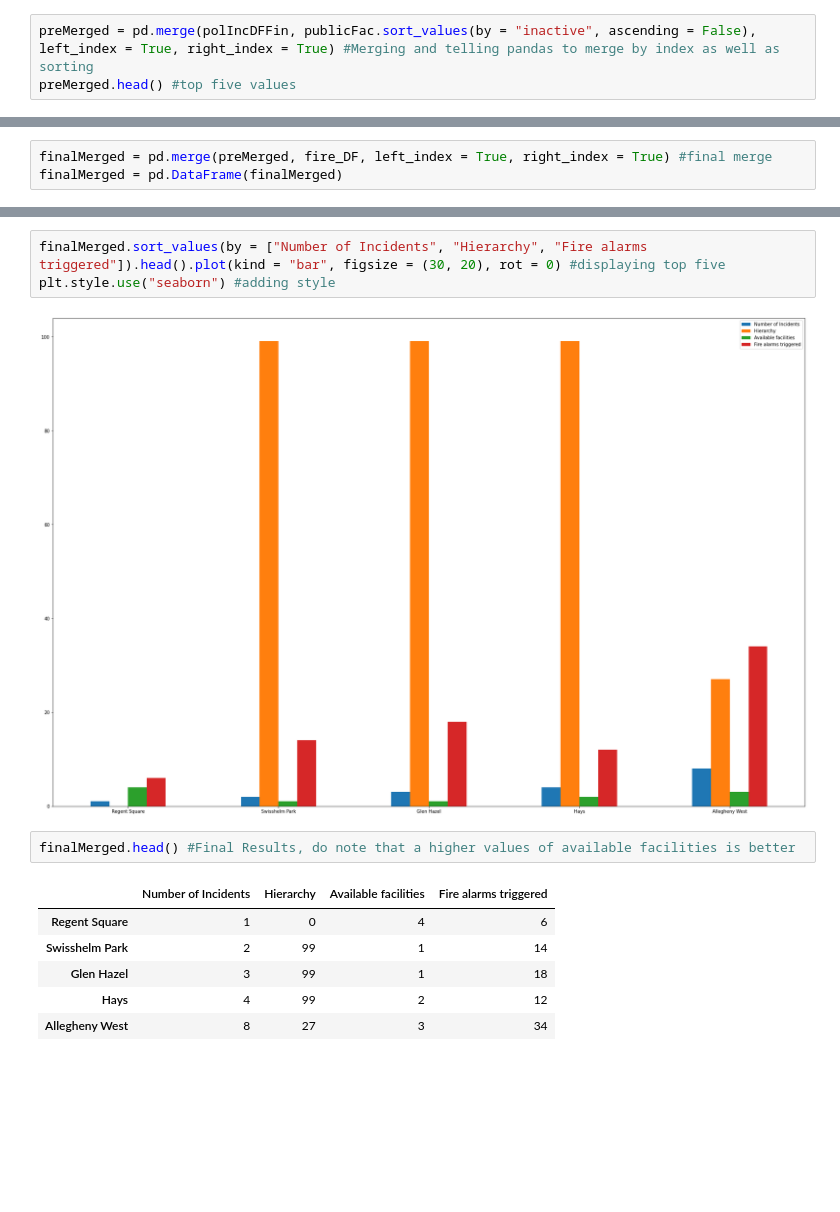
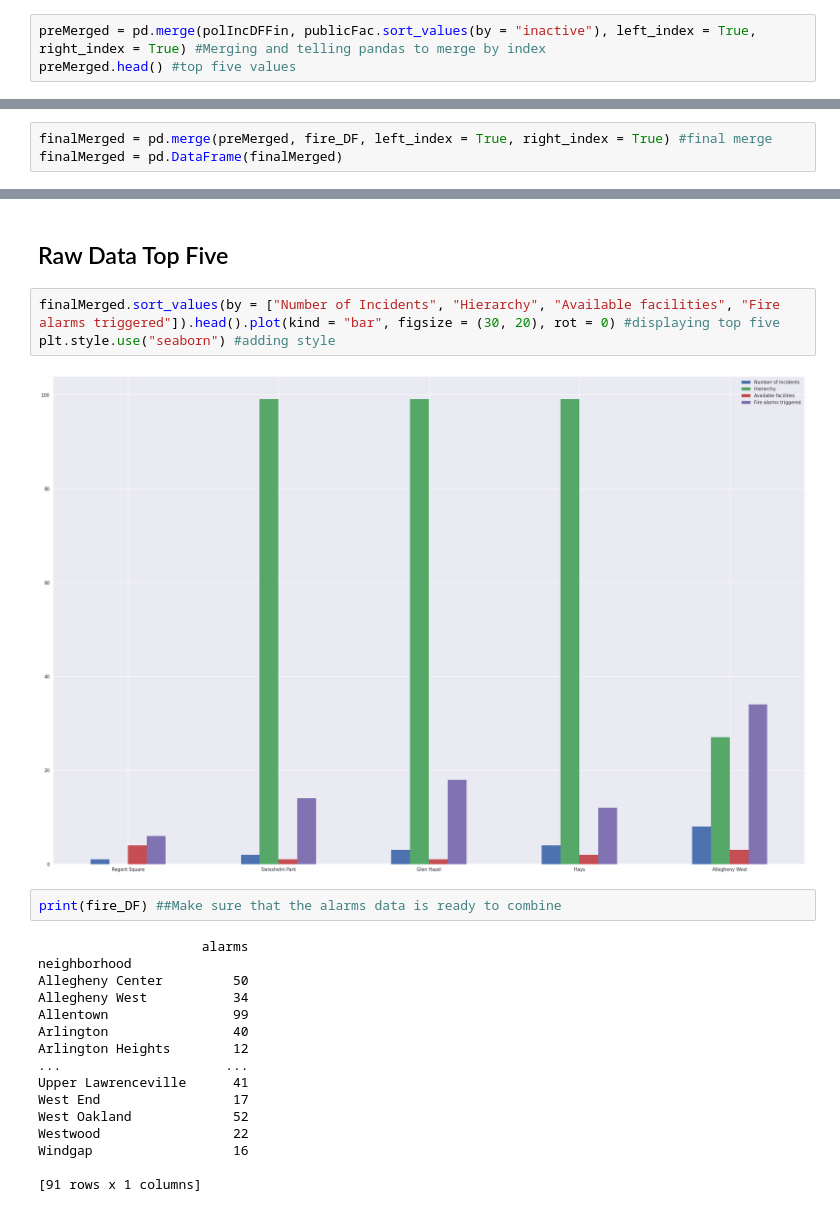
Before and after one commit to luke8499/Final-Project, a Jupyter notebook: groupOverall.ipynb, the cells around one changed output, grey strips where cells are left out. Cells and saved outputs as stored; diff of their text form; blank space fills up the shorter version.

```diff
--- a/groupOverall.ipynb
+++ b/groupOverall.ipynb
@@ -27,5 +35,5 @@ publicFac.drop(publicFac.columns.difference(["inactive", "neighborhood"]), 1, in
 # %%
-preMerged = pd.merge(polIncDFFin, publicFac.sort_values(by = "inactive", ascending = False), left_index = True, right_index = True) #Merging and telling pandas to merge by index as well as sorting
+preMerged = pd.merge(polIncDFFin, publicFac.sort_values(by = "inactive"), left_index = True, right_index = True) #Merging and telling pandas to merge by index
 preMerged.head() #top five values
 # %% [output]
 |  | Number of Incidents | Hierarchy | inactive |
@@ -61,14 +72,25 @@ finalMerged.sort_values(by = ["Number of Incidents", "Hierarchy", "Fire alarms t
+# %% [markdown]
+<h2>Raw Data Top Five</h2>
 # %%
-finalMerged.sort_values(by = ["Number of Incidents", "Hierarchy", "Fire alarms triggered"]).head().plot(kind = "bar", figsize = (30, 20), rot = 0) #displaying top five
+finalMerged.sort_values(by = ["Number of Incidents", "Hierarchy", "Available facilities", "Fire alarms triggered"]).head().plot(kind = "bar", figsize = (30, 20), rot = 0) #displaying top five
 plt.style.use("seaborn") #adding style
 # %% [output]
-[figure, old version]
+[figure, new version]
-# %%
-finalMerged.head() #Final Results, do note that a higher values of available facilities is better
-# %% [output]
-|  | Number of Incidents | Hierarchy | Available facilities | Fire alarms triggered |
-| Regent Square | 1 | 0 | 4 | 6 |
-| Swisshelm Park | 2 | 99 | 1 | 14 |
-| Glen Hazel | 3 | 99 | 1 | 18 |
-| Hays | 4 | 99 | 2 | 12 |
-| Allegheny West | 8 | 27 | 3 | 34 |
+# %%
+print(fire_DF) ##Make sure that the alarms data is ready to combine
+# %% [output]
+                     alarms
+neighborhood
+Allegheny Center         50
+Allegheny West           34
+Allentown                99
+Arlington                40
+Arlington Heights        12
+...                     ...
+Upper Lawrenceville      41
+West End                 17
+West Oakland             52
+Westwood                 22
+Windgap                  16
+
+[91 rows x 1 columns]
```
Also changed, not shown: parts of 11 cells of this notebook.
